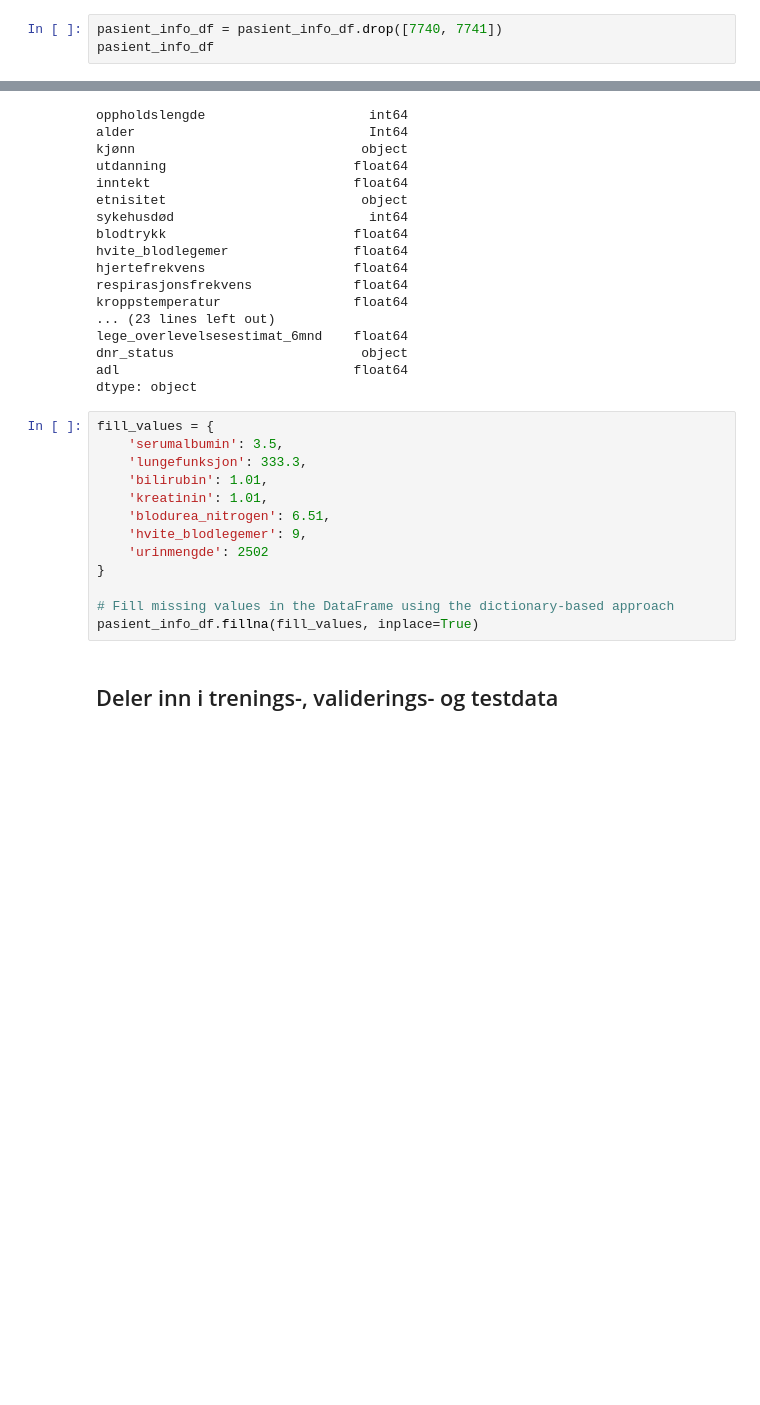
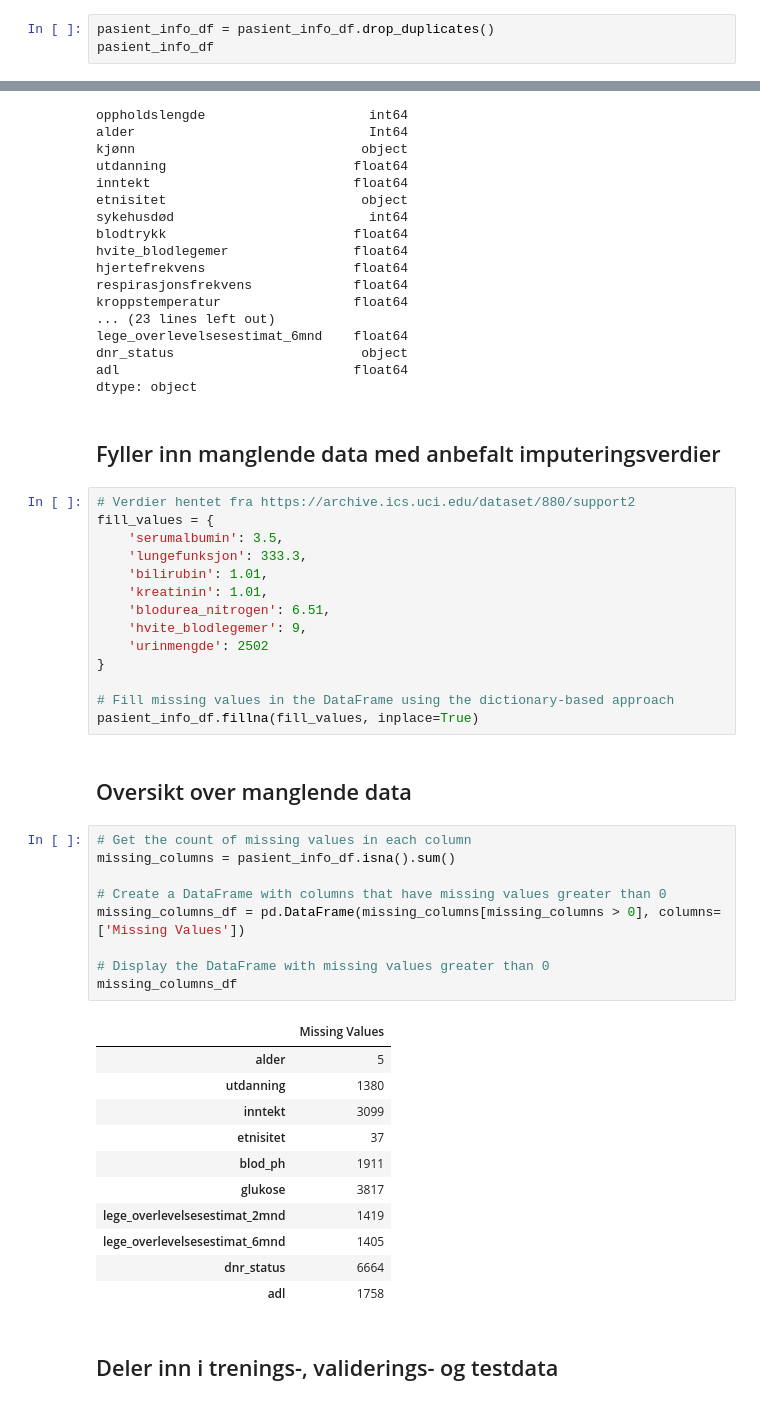
Before and after one commit to JakobBerg-Projects/Data-Science-Sykehusopphold, a Jupyter notebook: src/datatilberedning.ipynb, the cells around one changed output, grey strips where cells are left out. Drawn from its saved outputs; the diff is of its cells as text; blank space fills up the shorter version.

```diff
--- a/src/datatilberedning.ipynb
+++ b/src/datatilberedning.ipynb
@@ -70,7 +70,7 @@ pasient_info_df
 # %% [markdown]
 ## Dropper duplikat pasient_ider
 # %%
-pasient_info_df = pasient_info_df.drop([7740, 7741])
+pasient_info_df = pasient_info_df.drop_duplicates()
 pasient_info_df
 # %% [output]
 |  | pasient_id | alder | kjønn | utdanning | inntekt | etnisitet | sykehusdød | oppholdslengde | blodtrykk | ... |
@@ -291,7 +262,10 @@ lege_overlevelsesestimat_6mnd    float64
 dnr_status                        object
 adl                              float64
 dtype: object
+# %% [markdown]
+## Fyller inn manglende data med anbefalt imputeringsverdier
 # %%
+# Verdier hentet fra https://archive.ics.uci.edu/dataset/880/support2
 fill_values = {
     'serumalbumin': 3.5,
     'lungefunksjon': 333.3,
@@ -304,6 +278,29 @@ fill_values = {
 
 # Fill missing values in the DataFrame using the dictionary-based approach
 pasient_info_df.fillna(fill_values, inplace=True)
+# %% [markdown]
+## Oversikt over manglende data
+# %%
+# Get the count of missing values in each column
+missing_columns = pasient_info_df.isna().sum()
+
+# Create a DataFrame with columns that have missing values greater than 0
+missing_columns_df = pd.DataFrame(missing_columns[missing_columns > 0], columns=['Missing Values'])
+
+# Display the DataFrame with missing values greater than 0
+missing_columns_df
+# %% [output]
+|  | Missing Values |
+| alder | 5 |
+| utdanning | 1380 |
+| inntekt | 3099 |
+| etnisitet | 37 |
+| blod_ph | 1911 |
+| glukose | 3817 |
+| lege_overlevelsesestimat_2mnd | 1419 |
+| lege_overlevelsesestimat_6mnd | 1405 |
+| dnr_status | 6664 |
+| adl | 1758 |
 # %% [markdown]
 ## Deler inn i trenings-, validerings- og testdata
 # %%
```
Also changed, not shown: parts of 2 cells of this notebook, 2 other files.
